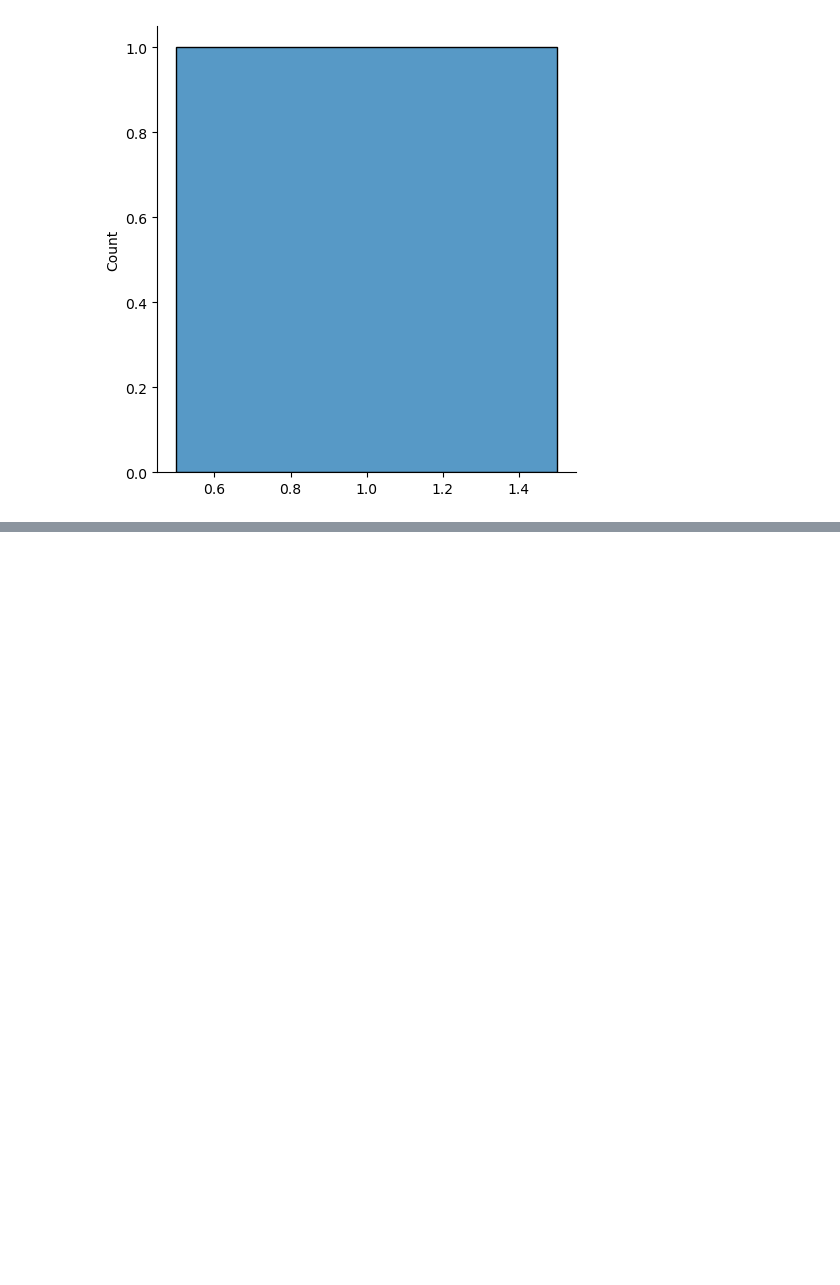
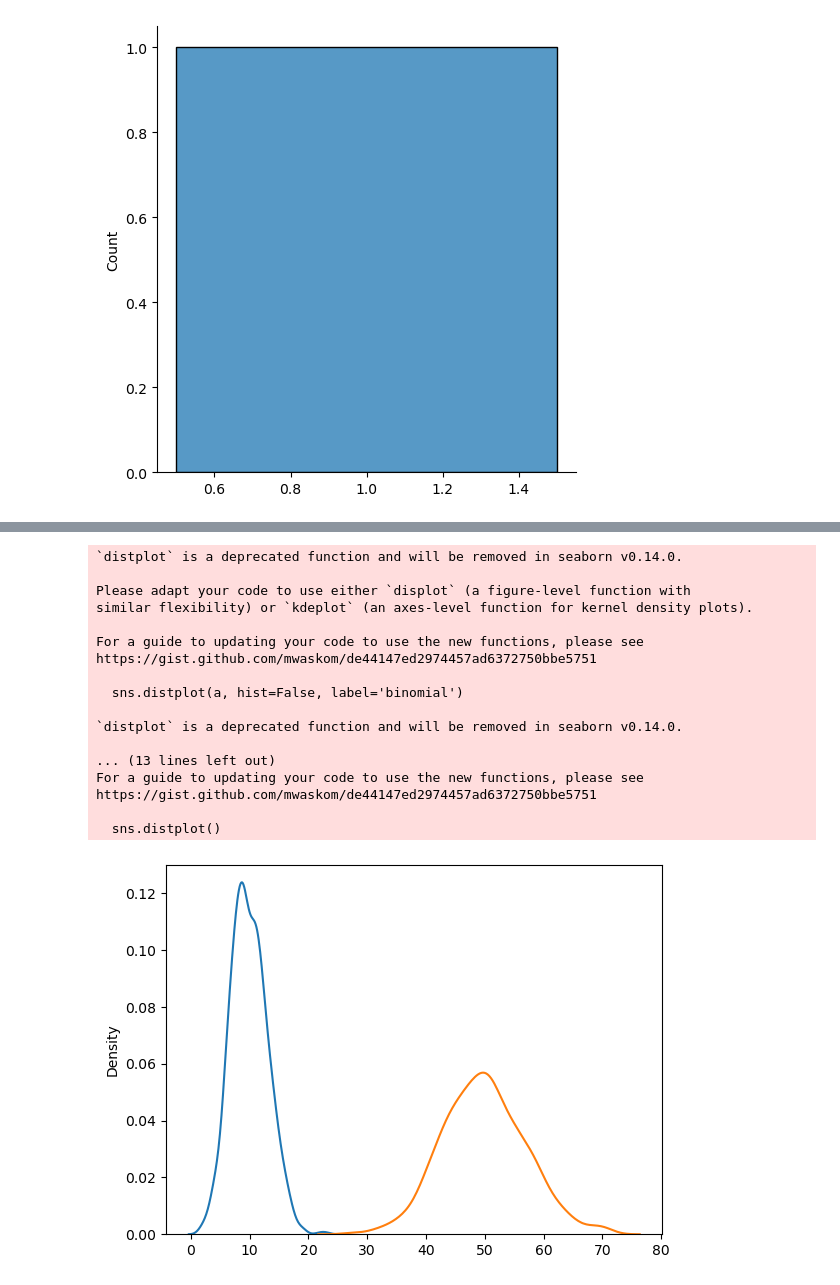
Before and after one commit to sudiptoshahin/brief-intro-ml, a Jupyter notebook: numpy-1.ipynb, the cells around one changed output, grey strips where cells are left out. Drawn from its saved outputs; the diff is of its cells as text; code cells hidden in the pictures; blank space fills up the shorter version.

```diff
--- a/numpy-1.ipynb
+++ b/numpy-1.ipynb
@@ -366,0 +386,41 @@ https://gist.github.com/mwaskom/de44147ed2974457ad6372750bbe5751
+# %%
+import numpy as np
+import matplotlib.pyplot as plt
+import seaborn as sns
+
+x = np.random.poisson(lam=2, size=1000)
+
+# sns.distplot(x, kde=False)
+
+# difference between normal & poisson distribution
+# a = np.random.normal(loc=50, scale=7, size=1000)
+# b = np.random.poisson(lam=50, size=1000)
+
+# difference between binomial & poisson distribution
+a = np.random.binomial(n=1000, p=0.01, size=1000)
+b = np.random.poisson(lam=50, size=1000)
+
+# sns.distplot(a, hist=False, label='normal')
+sns.distplot(a, hist=False, label='binomial')
+sns.distplot(b, hist=False, label='poisson')
+sns.distplot()
+plt.show()
+# %% [output]
+`distplot` is a deprecated function and will be removed in seaborn v0.14.0.
+
+Please adapt your code to use either `displot` (a figure-level function with
+similar flexibility) or `kdeplot` (an axes-level function for kernel density plots).
+
+For a guide to updating your code to use the new functions, please see
+https://gist.github.com/mwaskom/de44147ed2974457ad6372750bbe5751
+
+  sns.distplot(a, hist=False, label='binomial')
+
+`distplot` is a deprecated function and will be removed in seaborn v0.14.0.
+
+... (13 lines left out)
+For a guide to updating your code to use the new functions, please see
+https://gist.github.com/mwaskom/de44147ed2974457ad6372750bbe5751
+
+  sns.distplot()
+[figure, added]
```
Also changed, not shown: parts of 9 cells of this notebook, 2 other files.
